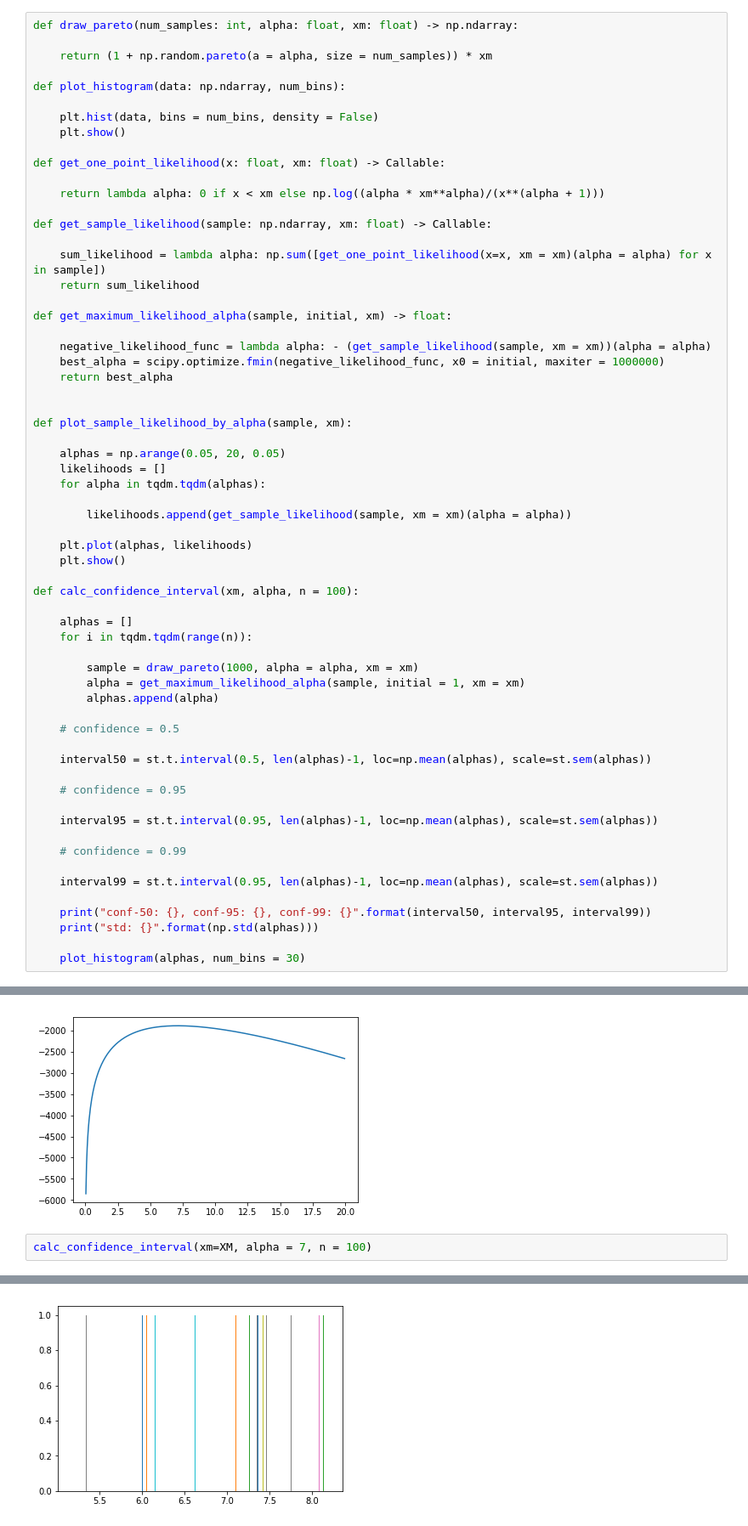
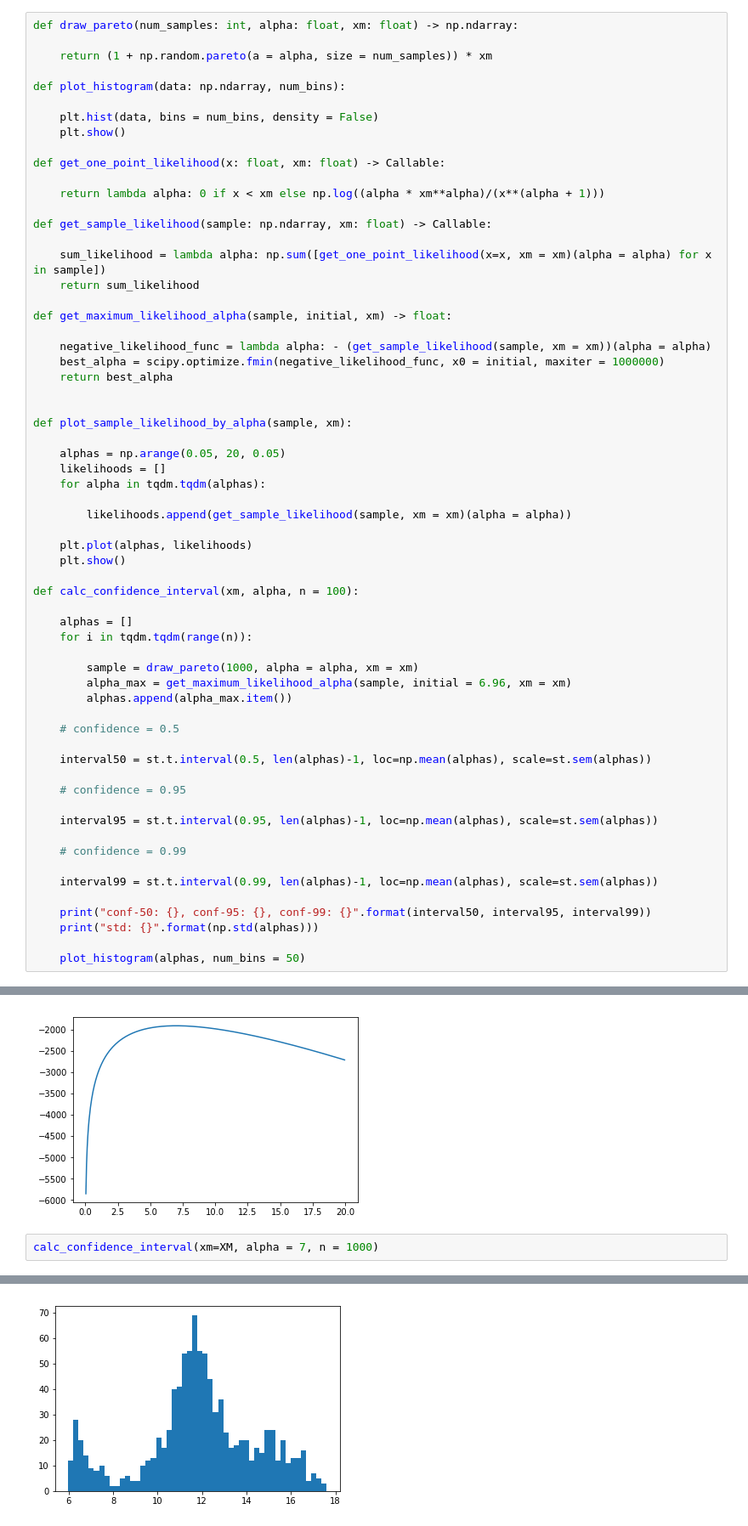
Before and after one commit to Shaul1321/stats_work, a Jupyter notebook: q4.ipynb, the cells around one changed output, grey strips where cells are left out. Shown at 85% size. Saved outputs shown, nothing was run; the diff lists cells and outputs as text.

```diff
--- a/q4.ipynb
+++ b/q4.ipynb
@@ -50,8 +50,8 @@ def calc_confidence_interval(xm, alpha, n = 100):
     for i in tqdm.tqdm(range(n)):
 
         sample = draw_pareto(1000, alpha = alpha, xm = xm)
-        alpha = get_maximum_likelihood_alpha(sample, initial = 1, xm = xm)
-        alphas.append(alpha)
+        alpha_max = get_maximum_likelihood_alpha(sample, initial = 6.96, xm = xm)
+        alphas.append(alpha_max.item())
 
     # confidence = 0.5
 
@@ -63,12 +63,12 @@ def calc_confidence_interval(xm, alpha, n = 100):
 
     # confidence = 0.99
 
-    interval99 = st.t.interval(0.95, len(alphas)-1, loc=np.mean(alphas), scale=st.sem(alphas))
+    interval99 = st.t.interval(0.99, len(alphas)-1, loc=np.mean(alphas), scale=st.sem(alphas))
 
     print("conf-50: {}, conf-95: {}, conf-99: {}".format(interval50, interval95, interval99))
     print("std: {}".format(np.std(alphas)))
 
-    plot_histogram(alphas, num_bins = 30)
+    plot_histogram(alphas, num_bins = 50)
 # %%
 sample = draw_pareto(1000, alpha = 7, xm = XM)
 plot_histogram(data = sample, num_bins = 30)
@@ -94,7 +94,7 @@ plot_sample_likelihood_by_alpha(sample, xm = XM)
 [interactive output not drawn]
 [figure]
 # %%
-calc_confidence_interval(xm=XM, alpha = 7, n = 100)
+calc_confidence_interval(xm=XM, alpha = 7, n = 1000)
 # %% [output]
 [interactive output not drawn]
 Optimization terminated successfully.
@@ -117 +117 @@ std: 0.6850175462995479
-[figure, old version]
+[figure, new version]
```
Also changed, not shown: parts of 3 cells of this notebook.
